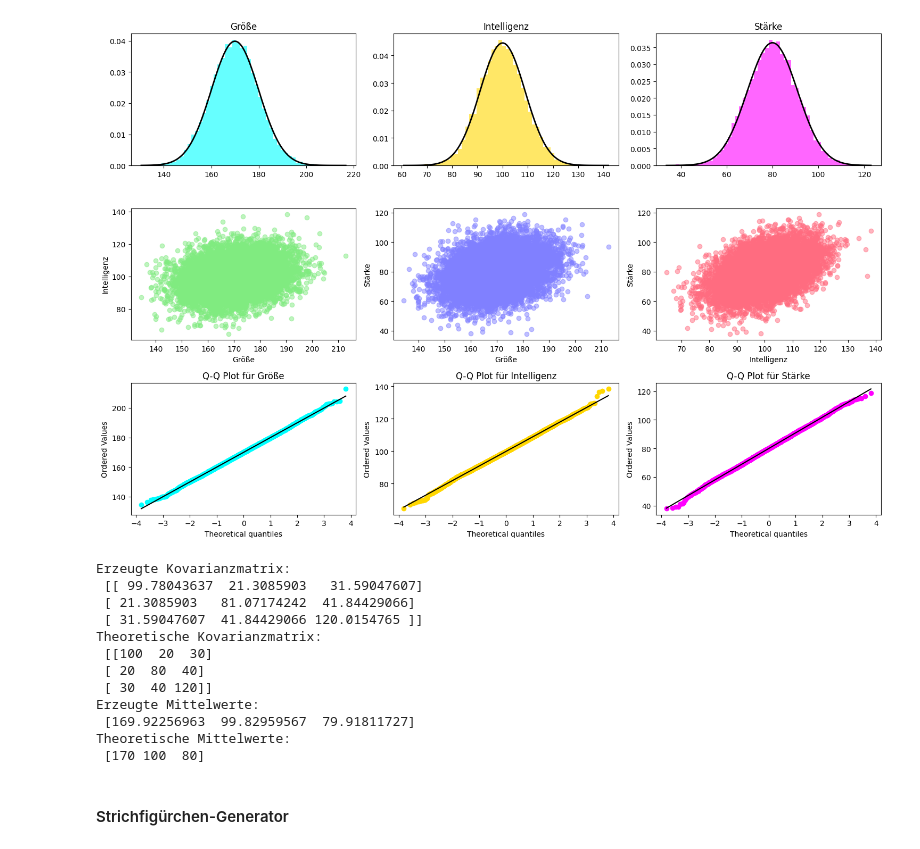
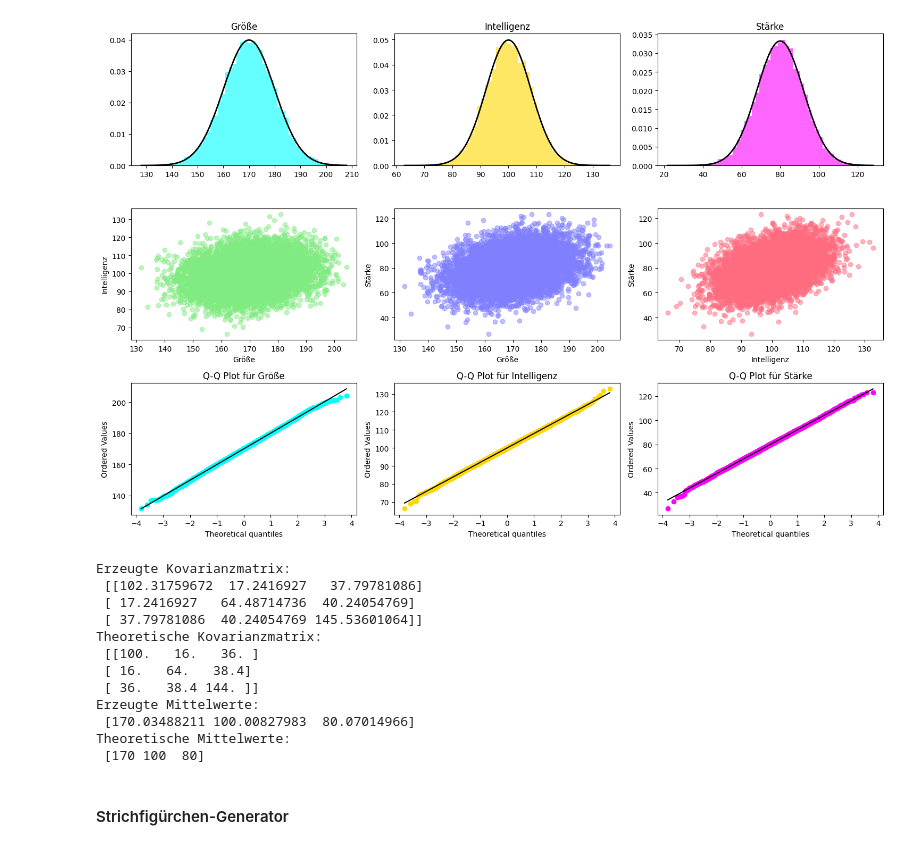
Before and after one commit to msi-se/stochastik-team7, a Jupyter notebook: erzeugung-zv/erzeugung-zv.ipynb, the cells around one changed output. Saved outputs shown, nothing was run; the diff lists cells and outputs as text; code cells hidden in the pictures.

```diff
--- a/erzeugung-zv/erzeugung-zv.ipynb
+++ b/erzeugung-zv/erzeugung-zv.ipynb
@@ -53,9 +82,9 @@ import scipy.stats as stats
 
 # Definition der multivariaten Normalverteilung
 mu = np.array([170, 100, 80])
-cov = np.array([[100, 20, 30],
-                [20, 80, 40],
-                [30, 40, 120]])
+cov = np.array([[100, 16, 36],
+                [16, 64, 38.4],
+                [36, 38.4, 144]])
 
 # Verwerfungsmethode für multivariate Normalverteilung
 def multivariate_normal_accept_reject(mu, cov, n):
@@ -107,44 +136,44 @@ pair_colors = [
 ]
 pairs = [(0, 1), (0, 2), (1, 2)]
 
 for i, ((x_idx, y_idx), (color1, color2)) in enumerate(zip(pairs, pair_colors)):
     plt.subplot(3, 3, 4 + i)
     plt.scatter(correlated_data[:, x_idx], correlated_data[:, y_idx], alpha=0.5, color=(np.array(plt.cm.colors.to_rgba(color1))[:3] + np.array(plt.cm.colors.to_rgba(color2))[:3]) / 2)
     plt.xlabel(['Größe', 'Intelligenz', 'Stärke'][x_idx])
     plt.ylabel(['Größe', 'Intelligenz', 'Stärke'][y_idx])
 
 # Q-Q Plots für jede Variable
 for i, (label, color) in enumerate(zip(['Größe', 'Intelligenz', 'Stärke'], colors)):
     plt.subplot(3, 3, 7 + i)
     stats.probplot(correlated_data[:, i], dist="norm", plot=plt)
     plt.title(f'Q-Q Plot für {label}')
     plt.gca().get_lines()[0].set_color(color)
     plt.gca().get_lines()[1].set_color('black')
 
 plt.tight_layout()
 plt.show()
 
 # Vergleich der Kovarianzmatrix
 generated_cov = np.cov(correlated_data, rowvar=False)
 print("Erzeugte Kovarianzmatrix:\n", generated_cov)
 print("Theoretische Kovarianzmatrix:\n", cov)
 
 # Vergleich der Mittelwerte
 generated_mean = np.mean(correlated_data, axis=0)
 print("Erzeugte Mittelwerte:\n", generated_mean)
 print("Theoretische Mittelwerte:\n", mu)
 # %% [output]
-[figure, old version]
+[figure, new version]
 Erzeugte Kovarianzmatrix:
- [[ 99.78043637  21.3085903   31.59047607]
- [ 21.3085903   81.07174242  41.84429066]
- [ 31.59047607  41.84429066 120.0154765 ]]
+ [[102.31759672  17.2416927   37.79781086]
+ [ 17.2416927   64.48714736  40.24054769]
+ [ 37.79781086  40.24054769 145.53601064]]
 Theoretische Kovarianzmatrix:
- [[100  20  30]
- [ 20  80  40]
- [ 30  40 120]]
+ [[100.   16.   36. ]
+ [ 16.   64.   38.4]
+ [ 36.   38.4 144. ]]
 Erzeugte Mittelwerte:
- [169.92256963  99.82959567  79.91811727]
+ [170.03488211 100.00827983  80.07014966]
 Theoretische Mittelwerte:
  [170 100  80]
 # %% [markdown]
```
Also changed, not shown: parts of 2 cells of this notebook.
